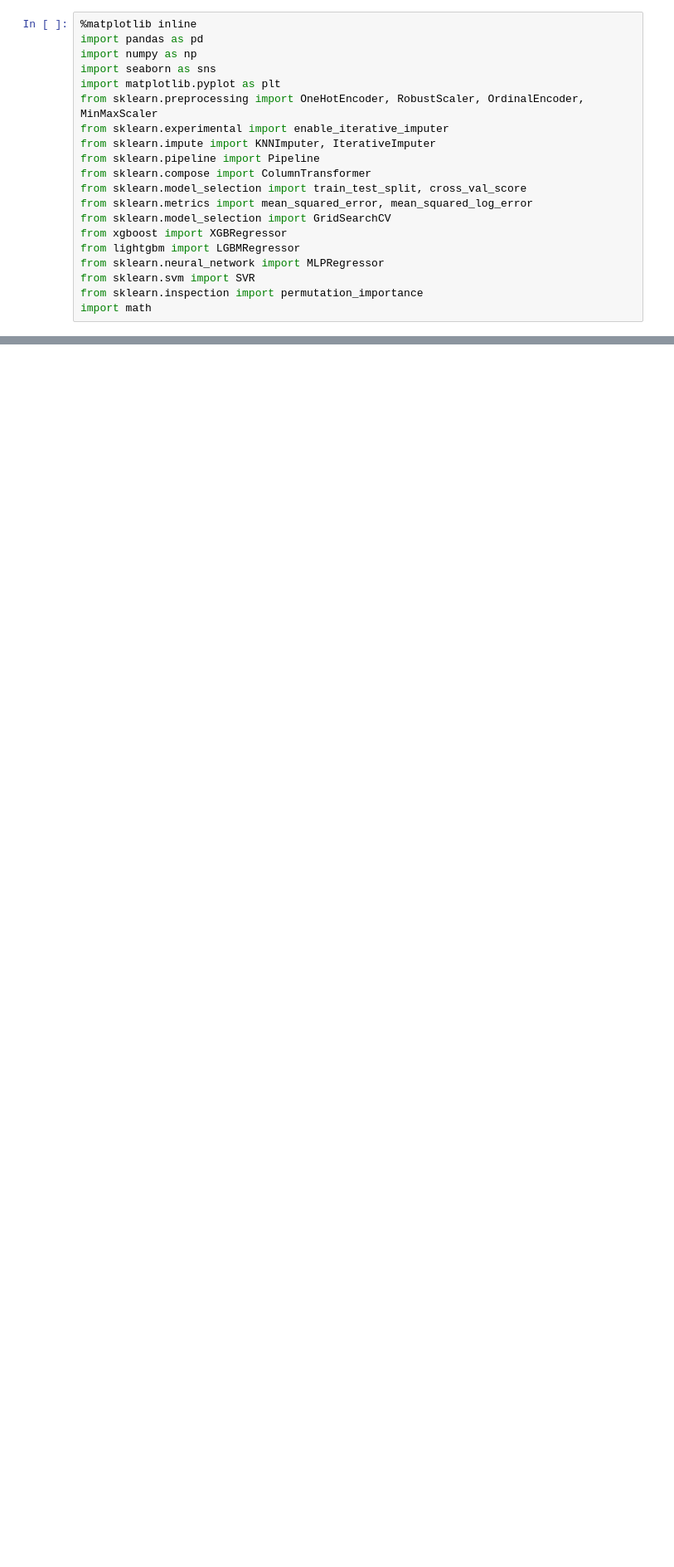
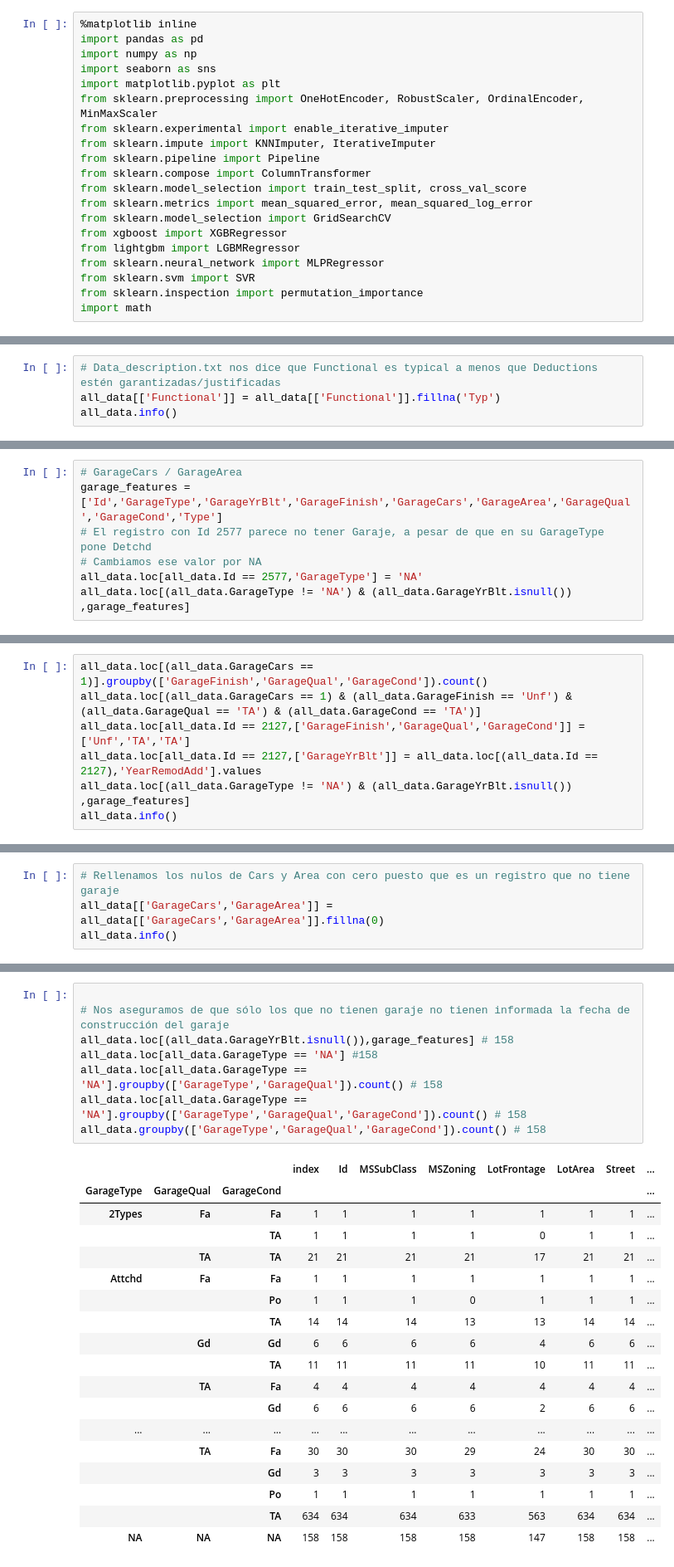
Before and after one commit to ArturoCRodriguez/kaggle_house_prices, a Jupyter notebook: house_pricing_v2.ipynb, the cells around one changed output, grey strips where cells are left out. Shown at 83% size. Drawn from its saved outputs; the diff is of its cells as text; blank space fills up the shorter version.

```diff
--- a/house_pricing_v2.ipynb
+++ b/house_pricing_v2.ipynb
@@ -39,0 +52,4 @@ all_data.describe()
+# %%
+# Data_description.txt nos dice que Functional es typical a menos que Deductions estén garantizadas/justificadas
+all_data[['Functional']] = all_data[['Functional']].fillna('Typ')
+all_data.info()
@@ -39,0 +74,7 @@ all_data.describe()
+# %%
+# GarageCars / GarageArea
+garage_features = ['Id','GarageType','GarageYrBlt','GarageFinish','GarageCars','GarageArea','GarageQual','GarageCond','Type']
+# El registro con Id 2577 parece no tener Garaje, a pesar de que en su GarageType pone Detchd
+# Cambiamos ese valor por NA
+all_data.loc[all_data.Id == 2577,'GarageType'] = 'NA'
+all_data.loc[(all_data.GarageType != 'NA') & (all_data.GarageYrBlt.isnull()) ,garage_features]
@@ -39,0 +90,7 @@ all_data.describe()
+# %%
+all_data.loc[(all_data.GarageCars == 1)].groupby(['GarageFinish','GarageQual','GarageCond']).count()
+all_data.loc[(all_data.GarageCars == 1) & (all_data.GarageFinish == 'Unf') & (all_data.GarageQual == 'TA') & (all_data.GarageCond == 'TA')]
+all_data.loc[all_data.Id == 2127,['GarageFinish','GarageQual','GarageCond']] = ['Unf','TA','TA']
+all_data.loc[all_data.Id == 2127,['GarageYrBlt']] = all_data.loc[(all_data.Id == 2127),'YearRemodAdd'].values
+all_data.loc[(all_data.GarageType != 'NA') & (all_data.GarageYrBlt.isnull()) ,garage_features]
+all_data.info()
@@ -39,0 +115,4 @@ all_data.describe()
+# %%
+# Rellenamos los nulos de Cars y Area con cero puesto que es un registro que no tiene garaje
+all_data[['GarageCars','GarageArea']] = all_data[['GarageCars','GarageArea']].fillna(0)
+all_data.info()
@@ -39,0 +137,27 @@ all_data.describe()
+# %%
+
+# Nos aseguramos de que sólo los que no tienen garaje no tienen informada la fecha de construcción del garaje
+all_data.loc[(all_data.GarageYrBlt.isnull()),garage_features] # 158
+all_data.loc[all_data.GarageType == 'NA'] #158
+all_data.loc[all_data.GarageType == 'NA'].groupby(['GarageType','GarageQual']).count() # 158
+all_data.loc[all_data.GarageType == 'NA'].groupby(['GarageType','GarageQual','GarageCond']).count() # 158
+all_data.groupby(['GarageType','GarageQual','GarageCond']).count() # 158
+# %% [output]
+|  |  |  | index | Id | MSSubClass | MSZoning | LotFrontage | LotArea | Street | ... |
+| GarageType | GarageQual | GarageCond |  |  |  |  |  |  |  | ... |
+| 2Types | Fa | Fa | 1 | 1 | 1 | 1 | 1 | 1 | 1 | ... |
+|  |  | TA | 1 | 1 | 1 | 1 | 0 | 1 | 1 | ... |
+|  | TA | TA | 21 | 21 | 21 | 21 | 17 | 21 | 21 | ... |
+| Attchd | Fa | Fa | 1 | 1 | 1 | 1 | 1 | 1 | 1 | ... |
+|  |  | Po | 1 | 1 | 1 | 0 | 1 | 1 | 1 | ... |
+|  |  | TA | 14 | 14 | 14 | 13 | 13 | 14 | 14 | ... |
+|  | Gd | Gd | 6 | 6 | 6 | 6 | 4 | 6 | 6 | ... |
+|  |  | TA | 11 | 11 | 11 | 11 | 10 | 11 | 11 | ... |
+|  | TA | Fa | 4 | 4 | 4 | 4 | 4 | 4 | 4 | ... |
+|  |  | Gd | 6 | 6 | 6 | 6 | 2 | 6 | 6 | ... |
+| ... | ... | ... | ... | ... | ... | ... | ... | ... | ... | ... |
+|  | TA | Fa | 30 | 30 | 30 | 29 | 24 | 30 | 30 | ... |
+|  |  | Gd | 3 | 3 | 3 | 3 | 3 | 3 | 3 | ... |
+|  |  | Po | 1 | 1 | 1 | 1 | 1 | 1 | 1 | ... |
+|  |  | TA | 634 | 634 | 634 | 633 | 563 | 634 | 634 | ... |
+| NA | NA | NA | 158 | 158 | 158 | 158 | 147 | 158 | 158 | ... |
```
Also changed, not shown: parts of 29 cells of this notebook, 4 other files.
